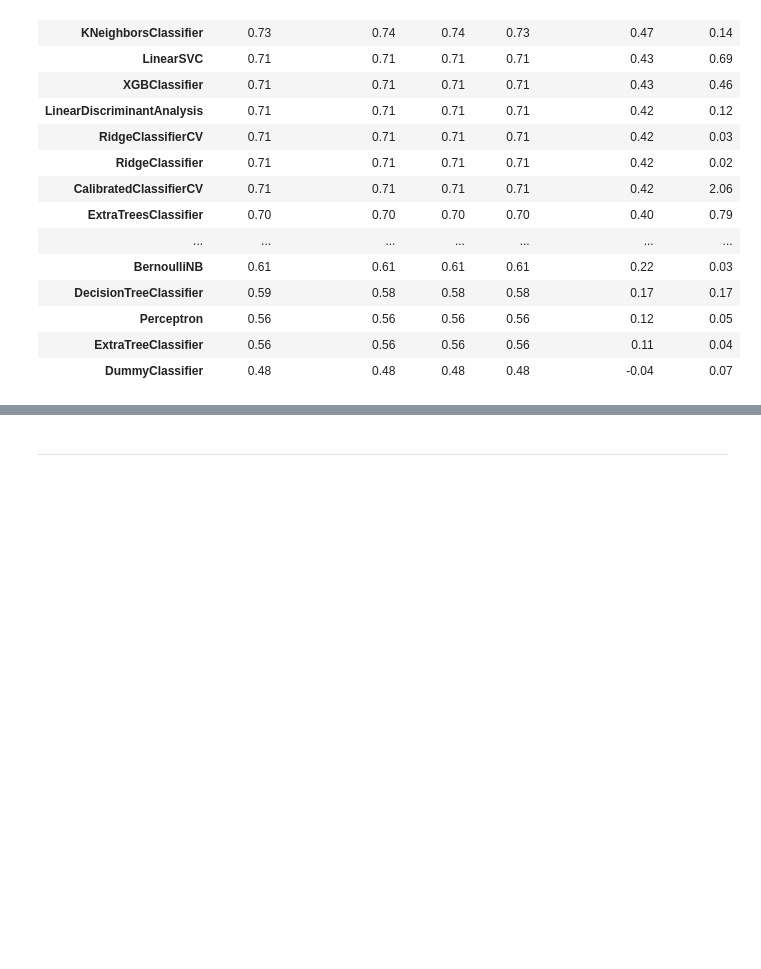
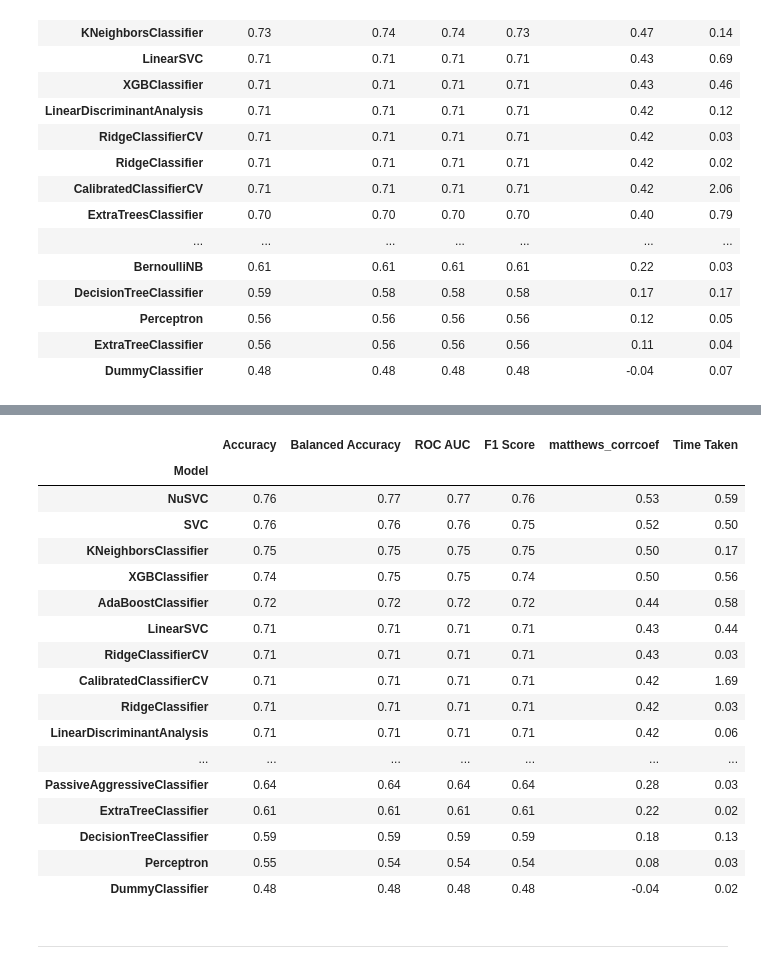
Before and after one commit to plissonf/RIIAA5.0_Workshop, a Jupyter notebook: Building_&_interpreting_Deep_AmPEP30_model.ipynb, the cells around one changed output, grey strips where cells are left out. Cells and saved outputs as stored; diff of their text form; code cells hidden in the pictures; blank space fills up the shorter version.

```diff
--- a/Building_&_interpreting_Deep_AmPEP30_model.ipynb
+++ b/Building_&_interpreting_Deep_AmPEP30_model.ipynb
@@ -1037,3 +1037,5 @@ models
 | Perceptron | 0.56 | 0.56 | 0.56 | 0.56 | 0.12 | 0.05 |
 | ExtraTreeClassifier | 0.56 | 0.56 | 0.56 | 0.56 | 0.11 | 0.04 |
 | DummyClassifier | 0.48 | 0.48 | 0.48 | 0.48 | -0.04 | 0.07 |
+# %%
+total_features = pd.concat([features_desc,feature_aac.drop('class', axis=1)], axis=1)
@@ -1040,2 +1058,34 @@ models
+# %%
+# Load dataset
+X = total_features
+y = pepdesc_total['class'].copy()
+
+# Data split
+X_train, X_test, y_train, y_test = train_test_split(X, y, test_size=0.2, random_state =42, stratify=y)
+
+# Defines and builds the lazyclassifier
+clf = LazyClassifier(verbose=0,ignore_warnings=True, custom_metric=matthews_corrcoef)
+models,predictions = clf.fit(X_train, X_test, y_train, y_test)
+# %%
+predictions
+# %% [output]
+|  | Accuracy | Balanced Accuracy | ROC AUC | F1 Score | matthews_corrcoef | Time Taken |
+| Model |  |  |  |  |  |  |
+| NuSVC | 0.76 | 0.77 | 0.77 | 0.76 | 0.53 | 0.59 |
+| SVC | 0.76 | 0.76 | 0.76 | 0.75 | 0.52 | 0.50 |
+| KNeighborsClassifier | 0.75 | 0.75 | 0.75 | 0.75 | 0.50 | 0.17 |
+| XGBClassifier | 0.74 | 0.75 | 0.75 | 0.74 | 0.50 | 0.56 |
+| AdaBoostClassifier | 0.72 | 0.72 | 0.72 | 0.72 | 0.44 | 0.58 |
+| LinearSVC | 0.71 | 0.71 | 0.71 | 0.71 | 0.43 | 0.44 |
+| RidgeClassifierCV | 0.71 | 0.71 | 0.71 | 0.71 | 0.43 | 0.03 |
+| CalibratedClassifierCV | 0.71 | 0.71 | 0.71 | 0.71 | 0.42 | 1.69 |
+| RidgeClassifier | 0.71 | 0.71 | 0.71 | 0.71 | 0.42 | 0.03 |
+| LinearDiscriminantAnalysis | 0.71 | 0.71 | 0.71 | 0.71 | 0.42 | 0.06 |
+| ... | ... | ... | ... | ... | ... | ... |
+| PassiveAggressiveClassifier | 0.64 | 0.64 | 0.64 | 0.64 | 0.28 | 0.03 |
+| ExtraTreeClassifier | 0.61 | 0.61 | 0.61 | 0.61 | 0.22 | 0.02 |
+| DecisionTreeClassifier | 0.59 | 0.59 | 0.59 | 0.59 | 0.18 | 0.13 |
+| Perceptron | 0.55 | 0.54 | 0.54 | 0.54 | 0.08 | 0.03 |
+| DummyClassifier | 0.48 | 0.48 | 0.48 | 0.48 | -0.04 | 0.02 |
 # %% [markdown]
 ---
```
Also changed, not shown: parts of 1 cell of this notebook.
